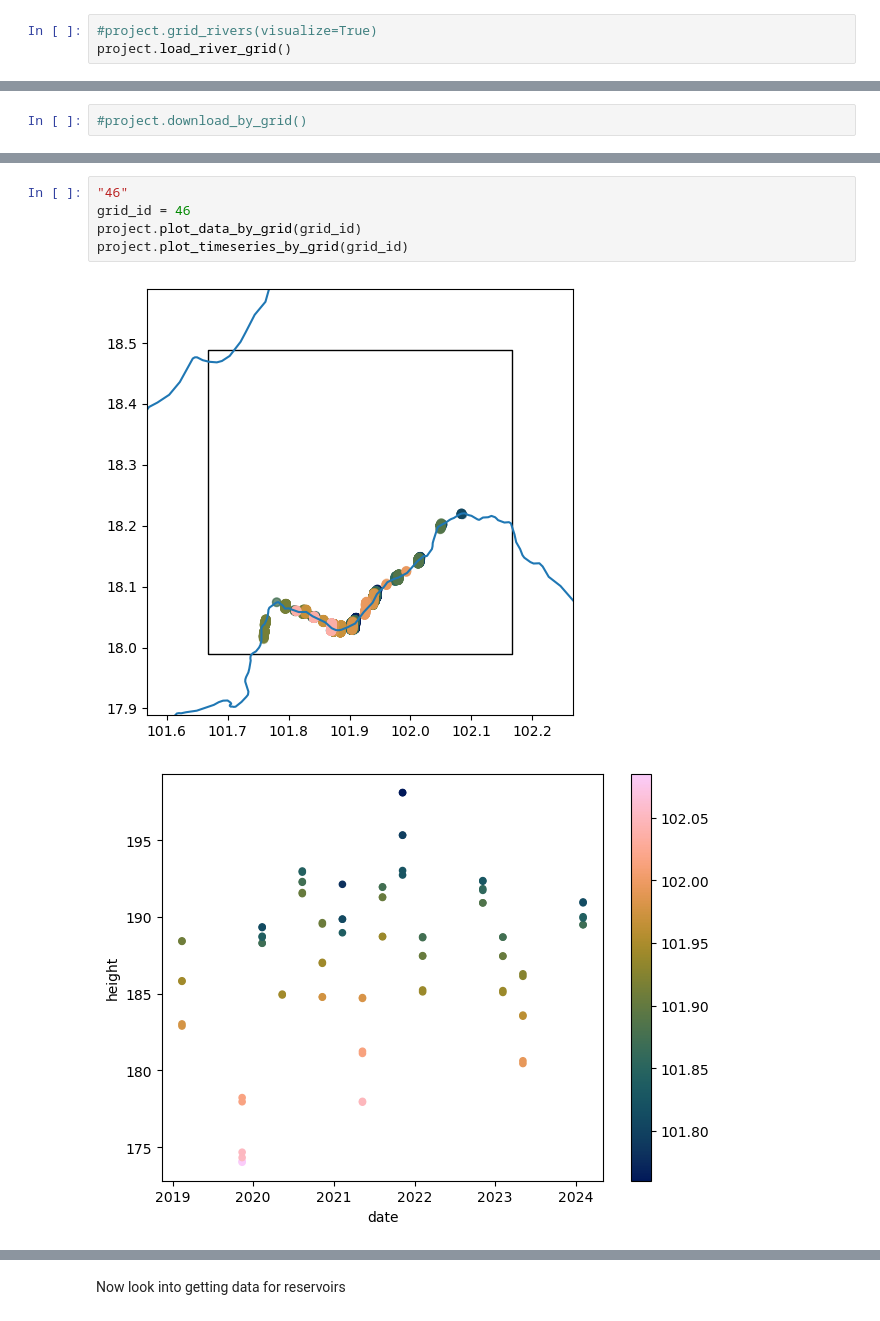
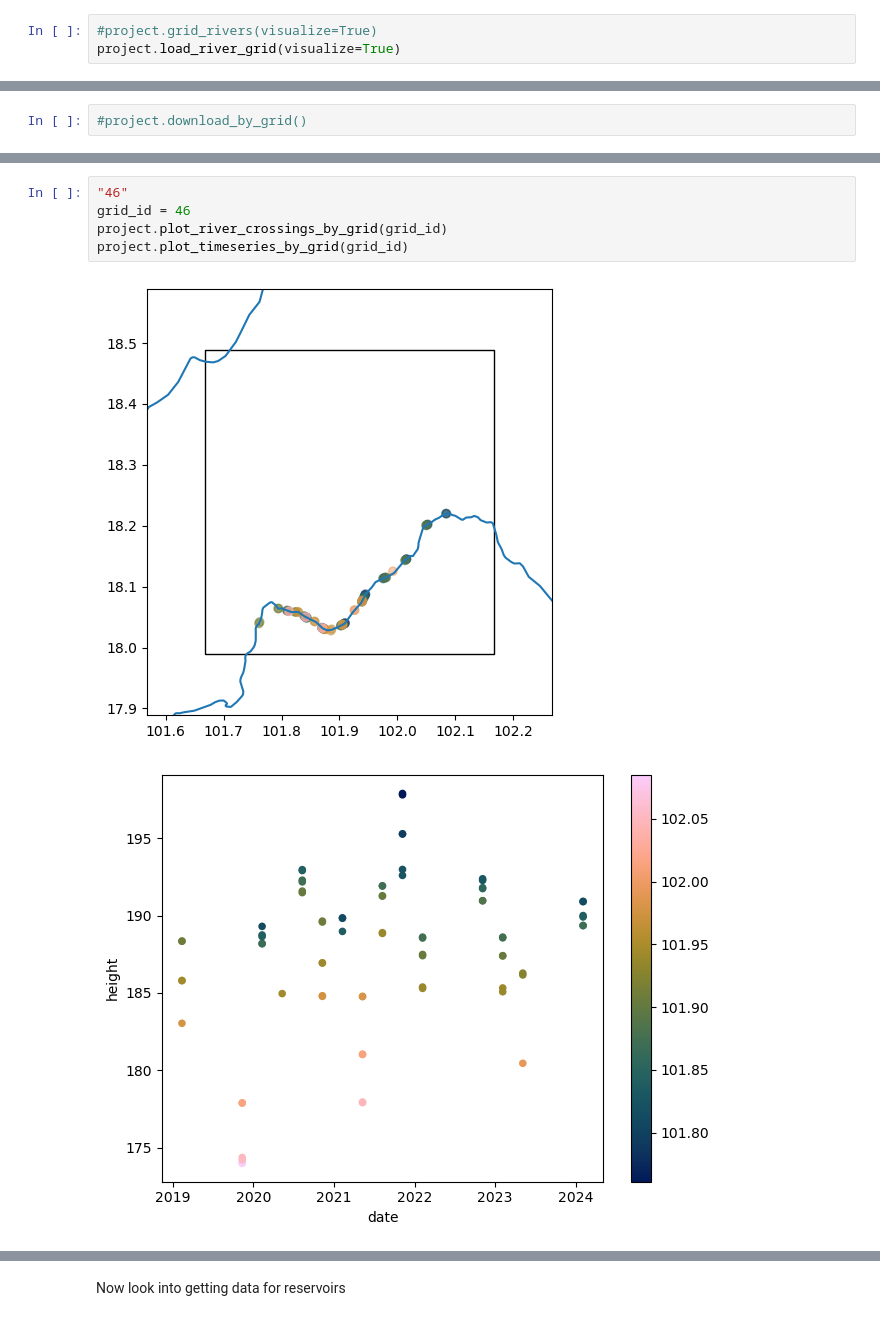
Before and after one commit to DHI/HydroEO, a Jupyter notebook: notebooks/project_test.ipynb, the cells around one changed output, grey strips where cells are left out. Cells and saved outputs as stored; diff of their text form.

Commit message:
visualizations now pull data from extracted crossings rather than raw icesat2 files

```diff
--- a/notebooks/project_test.ipynb
+++ b/notebooks/project_test.ipynb
@@ -54,4 +54,4 @@ Number of reservoirs: 29
 As of now we only have a river system in our project, so we grid the full river shape for downloading crossings in segments
 # %%
 #project.grid_rivers(visualize=True)
-project.load_river_grid()
+project.load_river_grid(visualize=True)
@@ -64,8 +86,8 @@ Run some functinos to inspect data and see where we have it
 # %%
 "46"
 grid_id = 46
-project.plot_data_by_grid(grid_id)
+project.plot_river_crossings_by_grid(grid_id)
 project.plot_timeseries_by_grid(grid_id)
 # %% [output]
-[figure, old version]
+[figure, new version]
-[figure, old version]
+[figure, new version]
```
Also changed, not shown: parts of 10 cells of this notebook, 1 other file.
